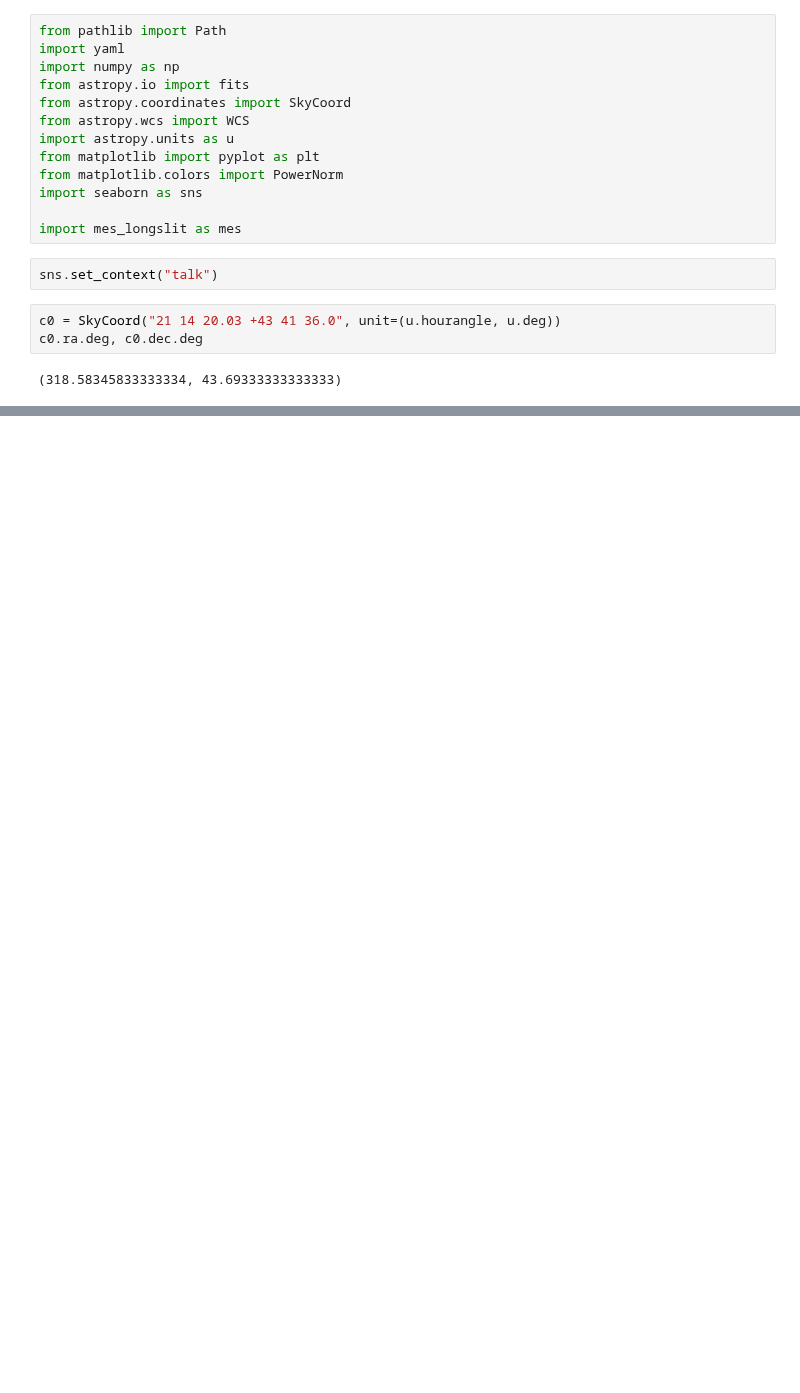
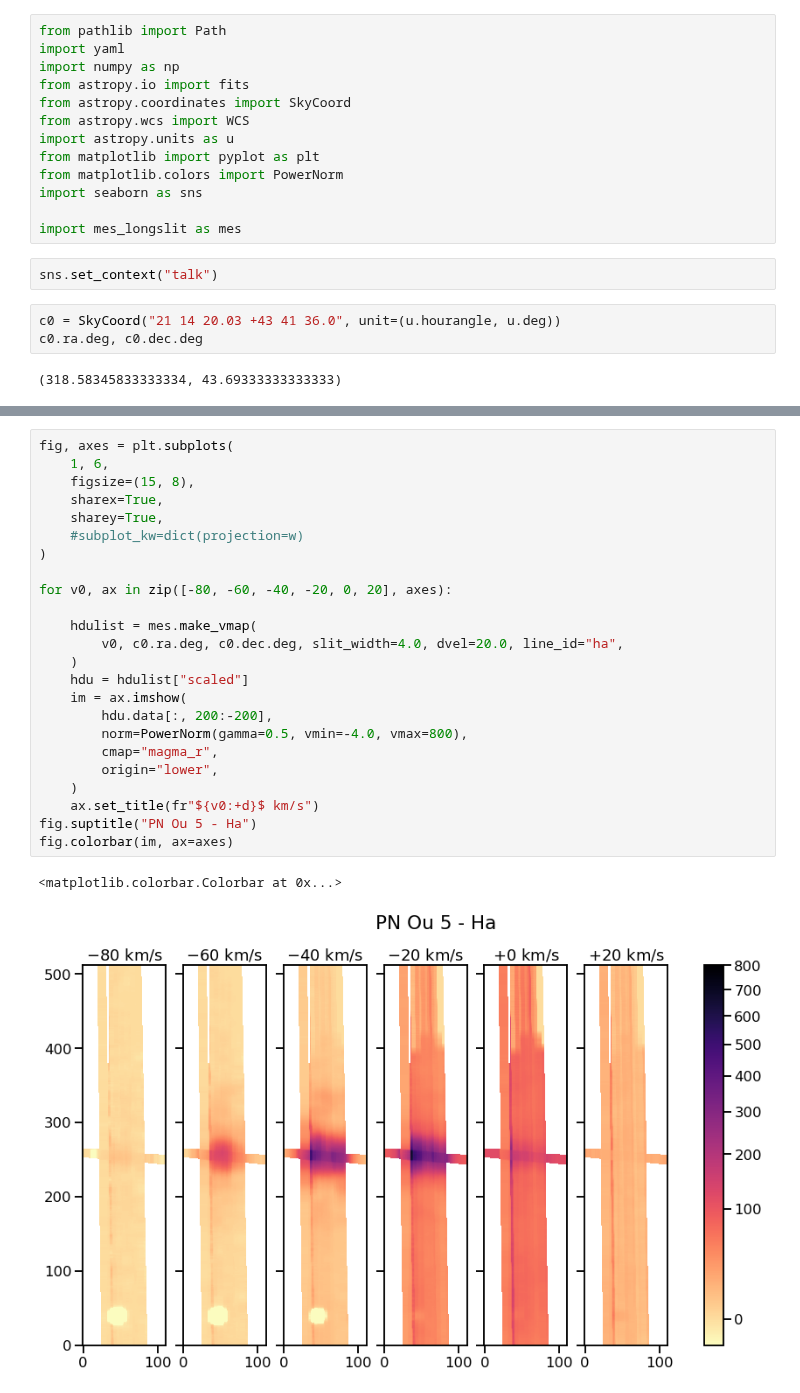
Before and after one commit to will-henney/teresa-pn-ou5, a Jupyter notebook: notebooks/03-01-test-vmap.ipynb, the cells around one changed output, grey strips where cells are left out. Cells and saved outputs as stored; diff of their text form; blank space fills up the shorter version.

```diff
--- a/notebooks/03-01-test-vmap.ipynb
+++ b/notebooks/03-01-test-vmap.ipynb
@@ -45,0 +48,27 @@ fig.colorbar(im, ax=axes)
+# %%
+fig, axes = plt.subplots(
+    1, 6,
+    figsize=(15, 8),
+    sharex=True,
+    sharey=True,
+    #subplot_kw=dict(projection=w)
+)
+
+for v0, ax in zip([-80, -60, -40, -20, 0, 20], axes):
+
+    hdulist = mes.make_vmap(
+        v0, c0.ra.deg, c0.dec.deg, slit_width=4.0, dvel=20.0, line_id="ha",
+    )
+    hdu = hdulist["scaled"]
+    im = ax.imshow(
+        hdu.data[:, 200:-200],
+        norm=PowerNorm(gamma=0.5, vmin=-4.0, vmax=800),
+        cmap="magma_r",
+        origin="lower",
+    )
+    ax.set_title(fr"${v0:+d}$ km/s")
+fig.suptitle("PN Ou 5 - Ha")
+fig.colorbar(im, ax=axes)
+# %% [output]
+<matplotlib.colorbar.Colorbar at 0x...>
+[figure, added]
```
Also changed, not shown: parts of 1 cell of this notebook, 1 other file.
